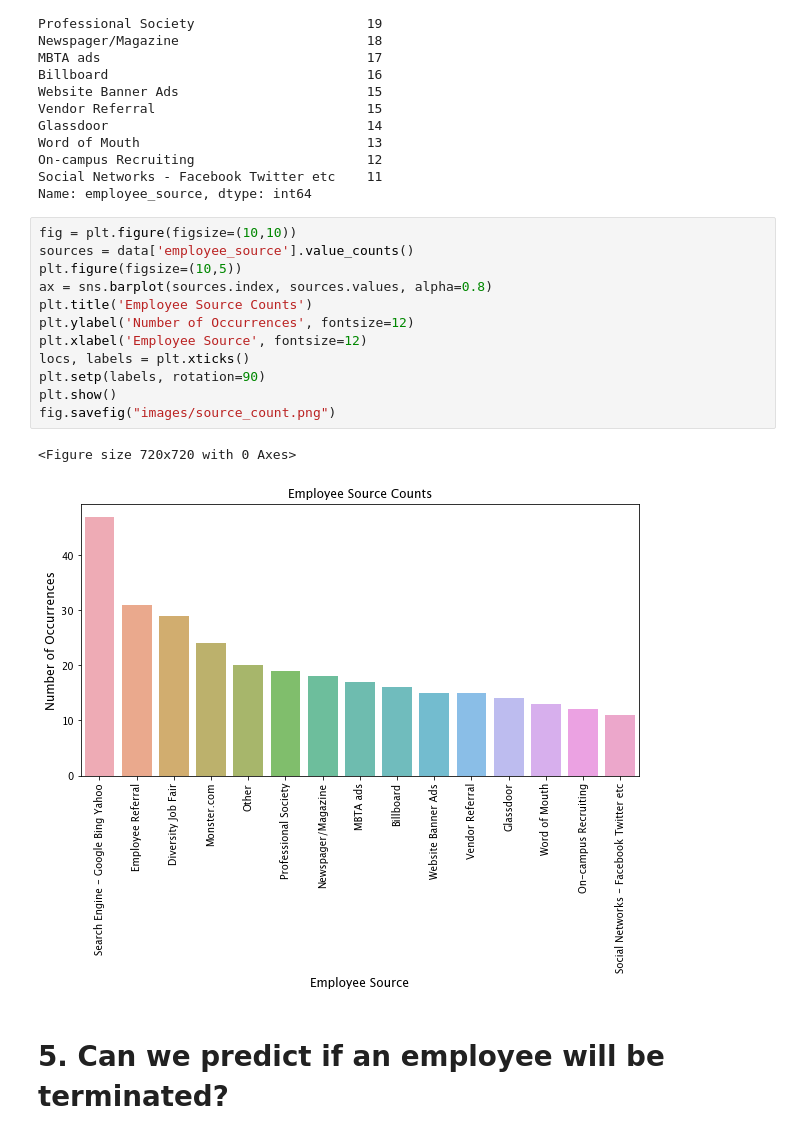
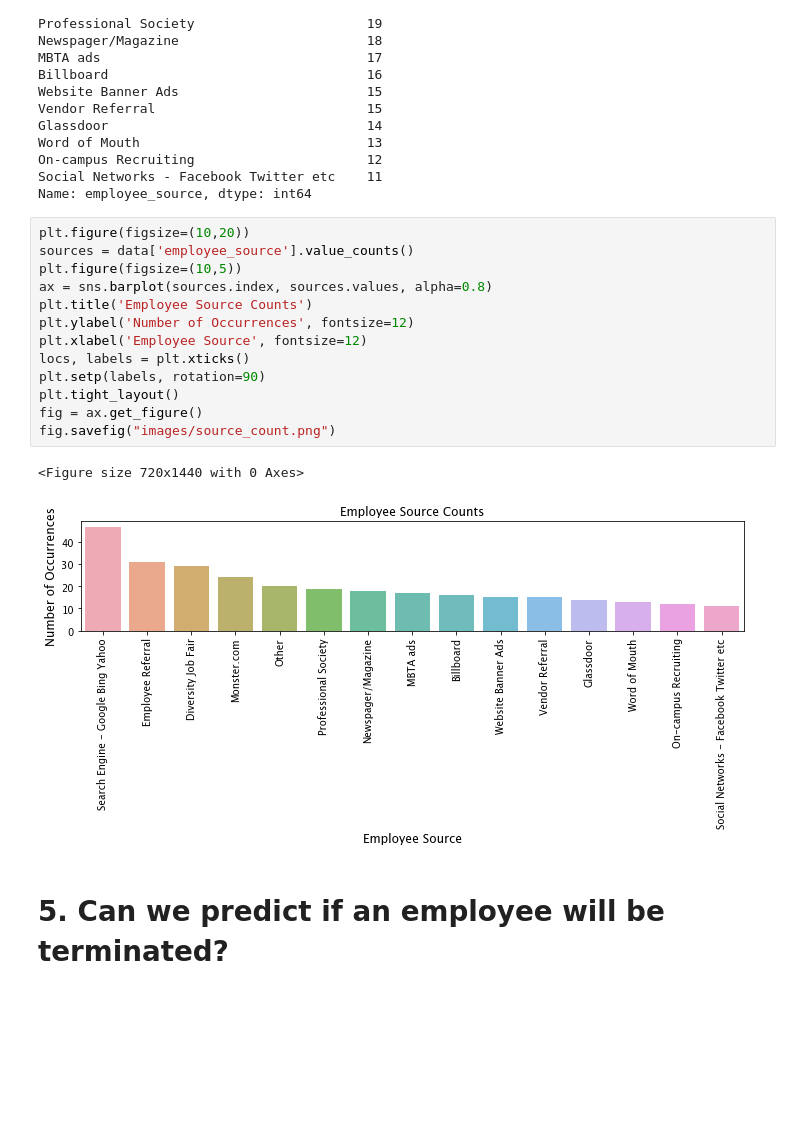
Before and after one commit to estkae/HR_project, a Jupyter notebook: Evaluation_Modeling.ipynb, the cells around one changed output. Cells and saved outputs as stored; diff of their text form; blank space fills up the shorter version.

```diff
--- a/Evaluation_Modeling.ipynb
+++ b/Evaluation_Modeling.ipynb
@@ -532,20 +532,21 @@ On-campus Recruiting                      12
 Social Networks - Facebook Twitter etc    11
 Name: employee_source, dtype: int64
 # %%
-fig = plt.figure(figsize=(10,10))
+plt.figure(figsize=(10,20))
 sources = data['employee_source'].value_counts()
 plt.figure(figsize=(10,5))
 ax = sns.barplot(sources.index, sources.values, alpha=0.8)
 plt.title('Employee Source Counts')
 plt.ylabel('Number of Occurrences', fontsize=12)
 plt.xlabel('Employee Source', fontsize=12)
 locs, labels = plt.xticks()
 plt.setp(labels, rotation=90)
-plt.show()
+plt.tight_layout()
+fig = ax.get_figure()
 fig.savefig("images/source_count.png")
 # %% [output]
-<Figure size 720x720 with 0 Axes>
+<Figure size 720x1440 with 0 Axes>
-[figure, old version]
+[figure, new version]
 # %% [markdown]
 # 5. Can we predict if an employee will be terminated?
 # %%
```
Also changed, not shown: parts of 1 cell of this notebook.
